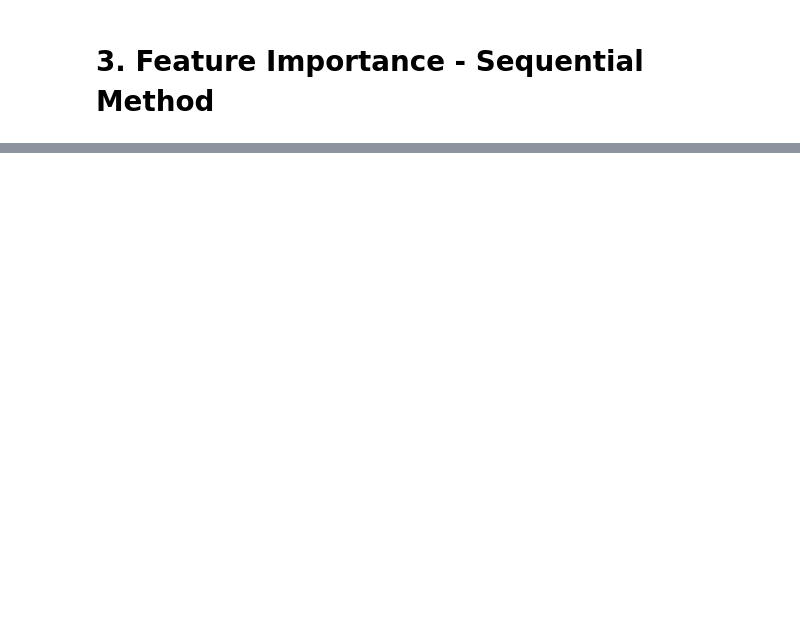
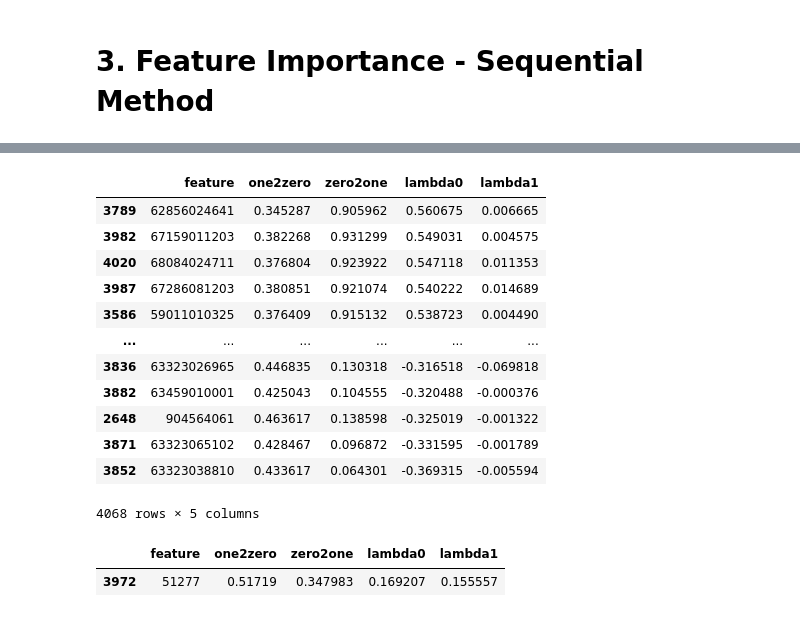
Before and after one commit to suhyun-guri/DSML_Research, a Jupyter notebook: 12. Method_allfit, Sequential.ipynb, the cells around one changed output, grey strips where cells are left out. Drawn from its saved outputs; the diff is of its cells as text; code cells hidden in the pictures; blank space fills up the shorter version.

```diff
--- a/12. Method_allfit, Sequential.ipynb
+++ b/12. Method_allfit, Sequential.ipynb
@@ -9,8 +9,6 @@ import seaborn as sns
 
 import tensorflow as tf
 from tensorflow import keras
-
-
 
 from tensorflow.keras.models import Sequential
 from tensorflow.keras.layers import Dense, LSTM
@@ -44,12 +42,14 @@ sns.set(font="NanumBarunGothic",
         style='darkgrid')
 
 #GPU 사용 설정, -1이면 CPU 사용
-os.environ["CUDA_VISIBLE_DEVICES"] = "0, 1"
+# os.environ["CUDA_VISIBLE_DEVICES"] = "0, 1"
 
 gpus = tf.config.experimental.list_physical_devices('GPU')
 print(gpus)
-if gpus:  # gpu가 있다면, 용량 한도를 5GB로 설정
-    tf.config.experimental.set_virtual_device_configuration(gpus[0],
-                                                            [tf.config.experimental.VirtualDeviceConfiguration(memory_limit=5*1024)])
-#     tf.config.experimental.set_virtual_device_configuration(gpus[1],
-#                                                             [tf.config.experimental.VirtualDeviceConfiguration(memory_limit=5*1024)])
+if gpus:
+    try:
+        for i in range(len(gpus)):
+            tf.config.experimental.set_memory_growth(gpus[i], True)
+    except RuntimeError as e:
+        # 프로그램 시작시에 메모리 증가가 설정되어야만 합니다
+        print(e)
@@ -97,10 +99,10 @@ def get_model(gpu_mode=False):
     lstm.compile(optimizer=optimizer, loss = "binary_crossentropy", metrics=['acc'])
     return lstm
 # %%
-# MODEL_SAVE_FOLDER_PATH = './models/'
-# filepath = MODEL_SAVE_FOLDER_PATH + 'ALLFIT_{epoch:02d}-{val_acc:.4f}.hdf5'
-# ckpt = tf.keras.callbacks.ModelCheckpoint(filepath, monitor='val_acc', save_best_only=True, save_weights_only=False, save_freq='epoch')
+MODEL_SAVE_FOLDER_PATH = './models/'
+filepath = MODEL_SAVE_FOLDER_PATH + 'ALLFIT1_{epoch:02d}-{val_acc:.4f}.hdf5'
+ckpt = tf.keras.callbacks.ModelCheckpoint(filepath, monitor='val_acc', save_best_only=True, save_weights_only=False, save_freq='epoch')
 
-# model = get_model(gpu_mode=False)
-# early_stop = EarlyStopping(monitor='val_acc', patience=50, verbose=1, restore_best_weights=True)
-# model.fit(X, y, validation_split=0.25, batch_size=128, epochs=500,  callbacks=[early_stop, ckpt], shuffle=False)
+model = get_model(gpu_mode=False)
+early_stop = EarlyStopping(monitor='val_acc', patience=50, verbose=1, restore_best_weights=True)
+model.fit(X, y, validation_split=0.25, batch_size=128, epochs=500,  callbacks=[early_stop, ckpt], shuffle=False)
@@ -257,0 +326,27 @@ def visualization(top10_list):
+# %%
+import pandas as pd
+try1 = pd.read_csv('./data/Method_eel_FI.csv').sort_values('feature').reset_index(drop=True)
+try1['lambda0'] = try1['zero2one'] - try1['one2zero']
+try1['lambda1'] = try1['lambda0'] * list(entropy_dict.values())
+# %%
+try1.sort_values('lambda0',ascending=False)
+# %% [output]
+|  | feature | one2zero | zero2one | lambda0 | lambda1 |
+| 3789 | 62856024641 | 0.345287 | 0.905962 | 0.560675 | 0.006665 |
+| 3982 | 67159011203 | 0.382268 | 0.931299 | 0.549031 | 0.004575 |
+| 4020 | 68084024711 | 0.376804 | 0.923922 | 0.547118 | 0.011353 |
+| 3987 | 67286081203 | 0.380851 | 0.921074 | 0.540222 | 0.014689 |
+| 3586 | 59011010325 | 0.376409 | 0.915132 | 0.538723 | 0.004490 |
+| ... | ... | ... | ... | ... | ... |
+| 3836 | 63323026965 | 0.446835 | 0.130318 | -0.316518 | -0.069818 |
+| 3882 | 63459010001 | 0.425043 | 0.104555 | -0.320488 | -0.000376 |
+| 2648 | 904564061 | 0.463617 | 0.138598 | -0.325019 | -0.001322 |
+| 3871 | 63323065102 | 0.428467 | 0.096872 | -0.331595 | -0.001789 |
+| 3852 | 63323038810 | 0.433617 | 0.064301 | -0.369315 | -0.005594 |
+4068 rows × 5 columns
+# %%
+try2 = pd.read_csv('./data/Method_eel_FI_3852.csv').sort_values('lambda0', ascending=False)
+try2[try2['feature']==63323038810]
+# %% [output]
+|  | feature | one2zero | zero2one | lambda0 | lambda1 |
+| 3972 | 51277 | 0.51719 | 0.347983 | 0.169207 | 0.155557 |
```
Also changed, not shown: parts of 27 cells of this notebook, 2 other files.
